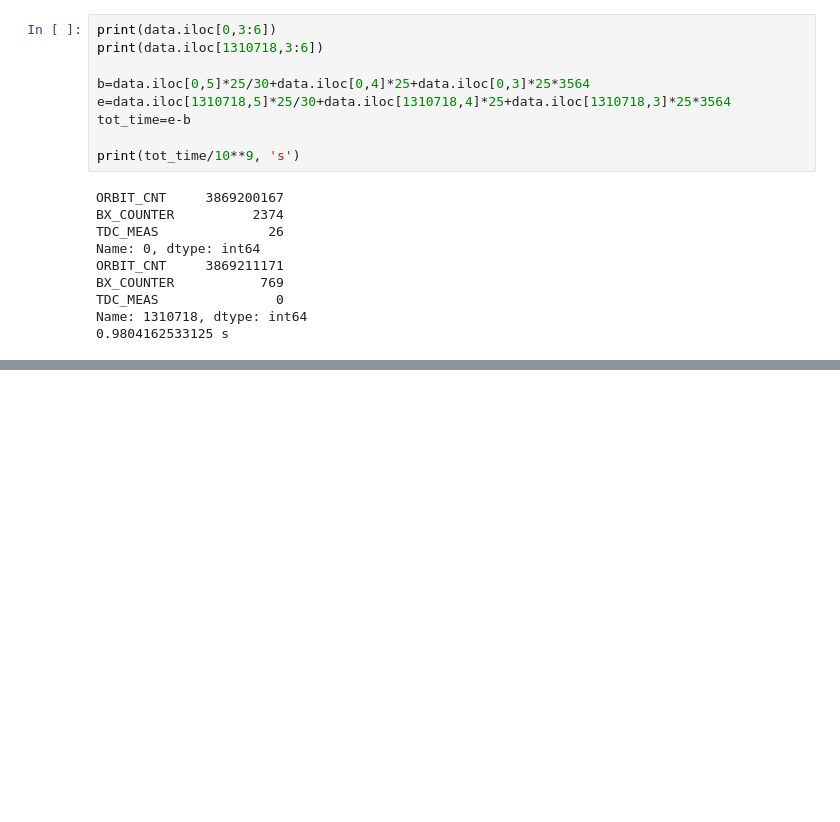
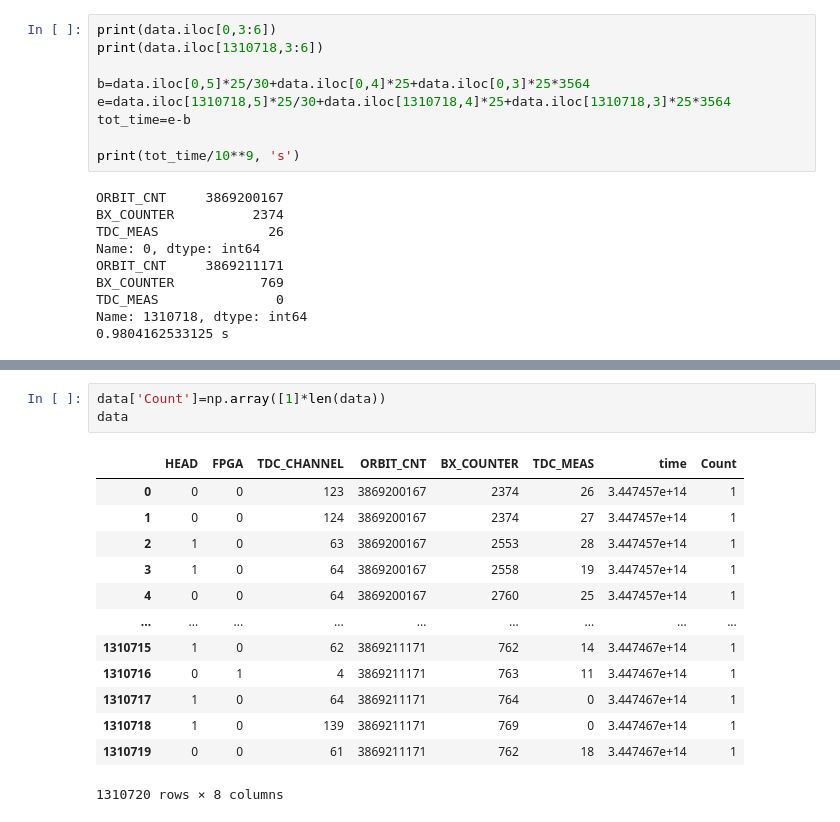
Before and after one commit to angelabortolato/LaboratoryOfComputationalPhysics_A, a Jupyter notebook: 06ex_Pandas.ipynb, the cells around one changed output, grey strips where cells are left out. Drawn from its saved outputs; the diff is of its cells as text; blank space fills up the shorter version.

```diff
--- a/06ex_Pandas.ipynb
+++ b/06ex_Pandas.ipynb
@@ -200,0 +165,17 @@ data.plot()
+# %%
+data['Count']=np.array([1]*len(data))
+data
+# %% [output]
+|  | HEAD | FPGA | TDC_CHANNEL | ORBIT_CNT | BX_COUNTER | TDC_MEAS | time | Count |
+| 0 | 0 | 0 | 123 | 3869200167 | 2374 | 26 | 3.447457e+14 | 1 |
+| 1 | 0 | 0 | 124 | 3869200167 | 2374 | 27 | 3.447457e+14 | 1 |
+| 2 | 1 | 0 | 63 | 3869200167 | 2553 | 28 | 3.447457e+14 | 1 |
+| 3 | 1 | 0 | 64 | 3869200167 | 2558 | 19 | 3.447457e+14 | 1 |
+| 4 | 0 | 0 | 64 | 3869200167 | 2760 | 25 | 3.447457e+14 | 1 |
+| ... | ... | ... | ... | ... | ... | ... | ... | ... |
+| 1310715 | 1 | 0 | 62 | 3869211171 | 762 | 14 | 3.447467e+14 | 1 |
+| 1310716 | 0 | 1 | 4 | 3869211171 | 763 | 11 | 3.447467e+14 | 1 |
+| 1310717 | 1 | 0 | 64 | 3869211171 | 764 | 0 | 3.447467e+14 | 1 |
+| 1310718 | 1 | 0 | 139 | 3869211171 | 769 | 0 | 3.447467e+14 | 1 |
+| 1310719 | 0 | 0 | 61 | 3869211171 | 762 | 18 | 3.447467e+14 | 1 |
+1310720 rows × 8 columns
```
Also changed, not shown: parts of 10 cells of this notebook, 2 other files.
